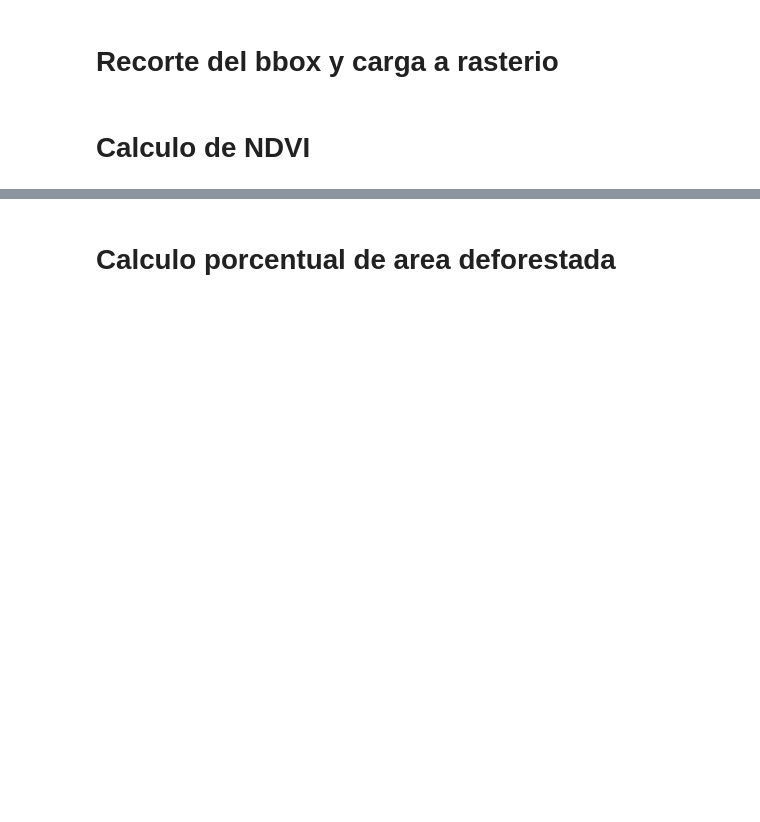
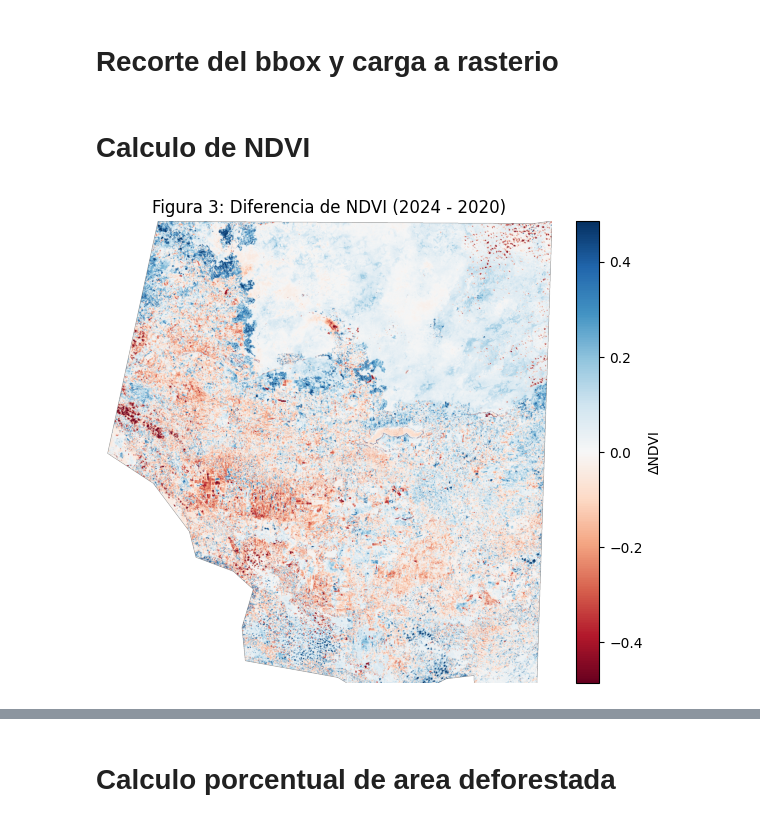
Before and after one commit to Ctribsz/Lab3-DS, a Jupyter notebook: Lab_3_Area_deforestada.ipynb, the cells around one changed output, grey strips where cells are left out. Saved outputs shown, nothing was run; the diff lists cells and outputs as text; code cells hidden in the pictures; blank space fills up the shorter version.

```diff
--- a/Lab_3_Area_deforestada.ipynb
+++ b/Lab_3_Area_deforestada.ipynb
@@ -42,3 +49,28 @@ ndvi24 = (nir24 - red24) / (nir24 + red24)
 # ---------- 4. Diferencia y umbral ----------
 delta = ndvi24 - ndvi20
 forest_loss = delta < -0.2
+# %%
+# === Diferencia de NDVI, máscara, figuras y métricas ===
+# Requisitos: ndvi20, ndvi24, y 'red_2020' = path a un GeoTIFF de referencia (e.g., 2020-B04.tiff)
+
+import numpy as np
+import matplotlib.pyplot as plt
+import rasterio
+from rasterio.warp import calculate_default_transform, reproject, Resampling
+
+# ---------- 1) Diferencia de NDVI ----------
+diff_ndvi = ndvi24 - ndvi20
+
+# Escala robusta para visualización (centra en 0)
+v_abs = np.nanpercentile(np.abs(diff_ndvi[np.isfinite(diff_ndvi)]), 99)
+vmin, vmax = -v_abs, v_abs
+
+plt.figure(figsize=(8,6))
+im = plt.imshow(diff_ndvi, vmin=vmin, vmax=vmax, cmap="RdBu")
+plt.title("Figura 3: Diferencia de NDVI (2024 - 2020)")
+plt.colorbar(im, fraction=0.046, pad=0.04, label="ΔNDVI")
+plt.axis('off')
+plt.savefig("fig_diff_ndvi.png", dpi=200, bbox_inches='tight')
+plt.show()
+# %% [output]
+[figure, added]
```
Also changed, not shown: parts of 7 cells of this notebook.
